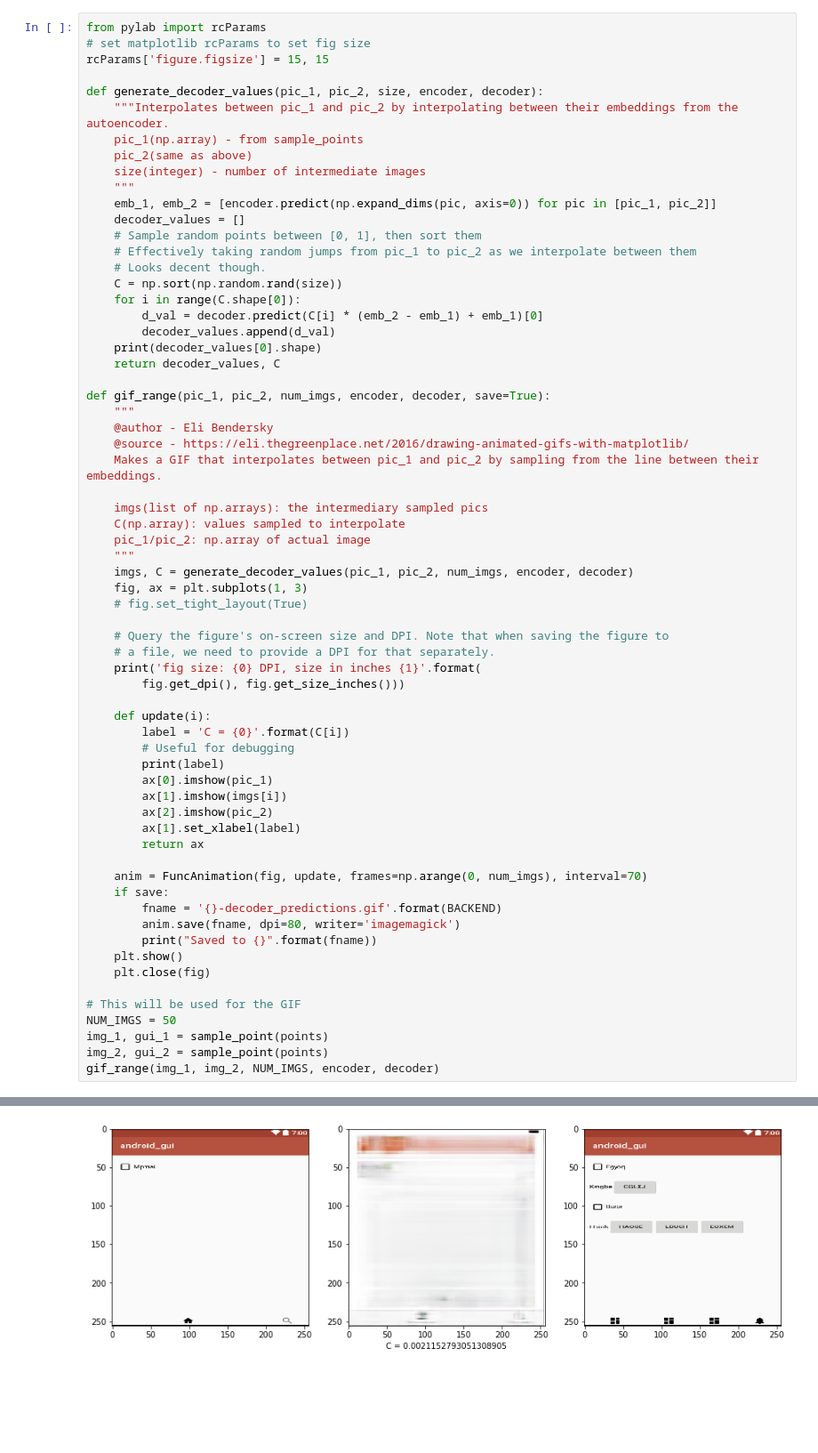
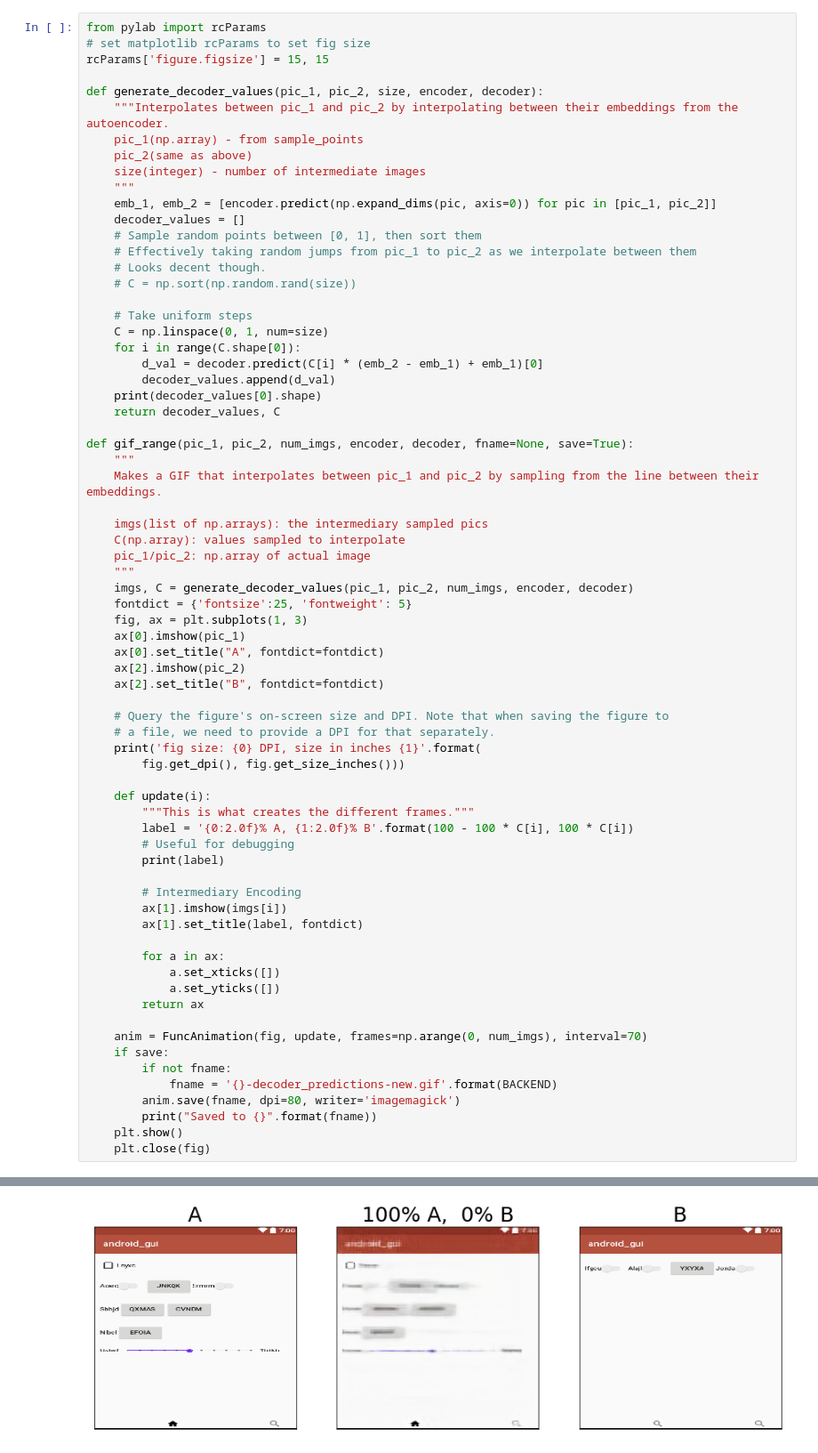
Before and after one commit to ngundotra/code2pix, a Jupyter notebook: Encoder Decoder Visualization.ipynb, the cells around one changed output, grey strips where cells are left out. Shown at 89% size. Drawn from its saved outputs; the diff is of its cells as text; blank space fills up the shorter version.

```diff
--- a/Encoder Decoder Visualization.ipynb
+++ b/Encoder Decoder Visualization.ipynb
@@ -128,17 +98,18 @@ def generate_decoder_values(pic_1, pic_2, size, encoder, decoder):
     # Sample random points between [0, 1], then sort them
     # Effectively taking random jumps from pic_1 to pic_2 as we interpolate between them
     # Looks decent though.
-    C = np.sort(np.random.rand(size))
+    # C = np.sort(np.random.rand(size))
+
+    # Take uniform steps
+    C = np.linspace(0, 1, num=size)
     for i in range(C.shape[0]):
         d_val = decoder.predict(C[i] * (emb_2 - emb_1) + emb_1)[0]
         decoder_values.append(d_val)
     print(decoder_values[0].shape)
     return decoder_values, C
 
-def gif_range(pic_1, pic_2, num_imgs, encoder, decoder, save=True):
+def gif_range(pic_1, pic_2, num_imgs, encoder, decoder, fname=None, save=True):
     """
-    @author - Eli Bendersky
-    @source - https://eli.thegreenplace.net/2016/drawing-animated-gifs-with-matplotlib/
     Makes a GIF that interpolates between pic_1 and pic_2 by sampling from the line between their embeddings.
 
     imgs(list of np.arrays): the intermediary sampled pics
@@ -146,8 +117,12 @@ def gif_range(pic_1, pic_2, num_imgs, encoder, decoder, save=True):
     pic_1/pic_2: np.array of actual image
     """
     imgs, C = generate_decoder_values(pic_1, pic_2, num_imgs, encoder, decoder)
+    fontdict = {'fontsize':25, 'fontweight': 5}
     fig, ax = plt.subplots(1, 3)
-    # fig.set_tight_layout(True)
+    ax[0].imshow(pic_1)
+    ax[0].set_title("A", fontdict=fontdict)
+    ax[2].imshow(pic_2)
+    ax[2].set_title("B", fontdict=fontdict)
 
     # Query the figure's on-screen size and DPI. Note that when saving the figure to
     # a file, we need to provide a DPI for that separately.
@@ -155,28 +130,28 @@ def gif_range(pic_1, pic_2, num_imgs, encoder, decoder, save=True):
         fig.get_dpi(), fig.get_size_inches()))
 
     def update(i):
-        label = 'C = {0}'.format(C[i])
+        """This is what creates the different frames."""
+        label = '{0:2.0f}% A, {1:2.0f}% B'.format(100 - 100 * C[i], 100 * C[i])
         # Useful for debugging
         print(label)
-        ax[0].imshow(pic_1)
+
+        # Intermediary Encoding
         ax[1].imshow(imgs[i])
-        ax[2].imshow(pic_2)
-        ax[1].set_xlabel(label)
+        ax[1].set_title(label, fontdict)
+
+        for a in ax:
+            a.set_xticks([])
+            a.set_yticks([])
         return ax
 
     anim = FuncAnimation(fig, update, frames=np.arange(0, num_imgs), interval=70)
     if save:
-        fname = '{}-decoder_predictions.gif'.format(BACKEND)
+        if not fname:
+            fname = '{}-decoder_predictions-new.gif'.format(BACKEND)
         anim.save(fname, dpi=80, writer='imagemagick')
         print("Saved to {}".format(fname))
     plt.show()
     plt.close(fig)
-
-# This will be used for the GIF
-NUM_IMGS = 50
-img_1, gui_1 = sample_point(points)
-img_2, gui_2 = sample_point(points)
-gif_range(img_1, img_2, NUM_IMGS, encoder, decoder)
 # %% [output]
 (256, 256, 3)
 fig size: 72.0 DPI, size in inches [15. 15.]
@@ -198 +173 @@ C = 0.0021152793051308905
-[figure, old version]
+[figure, new version]
```
Also changed, not shown: parts of 24 cells of this notebook, 1 other file.
